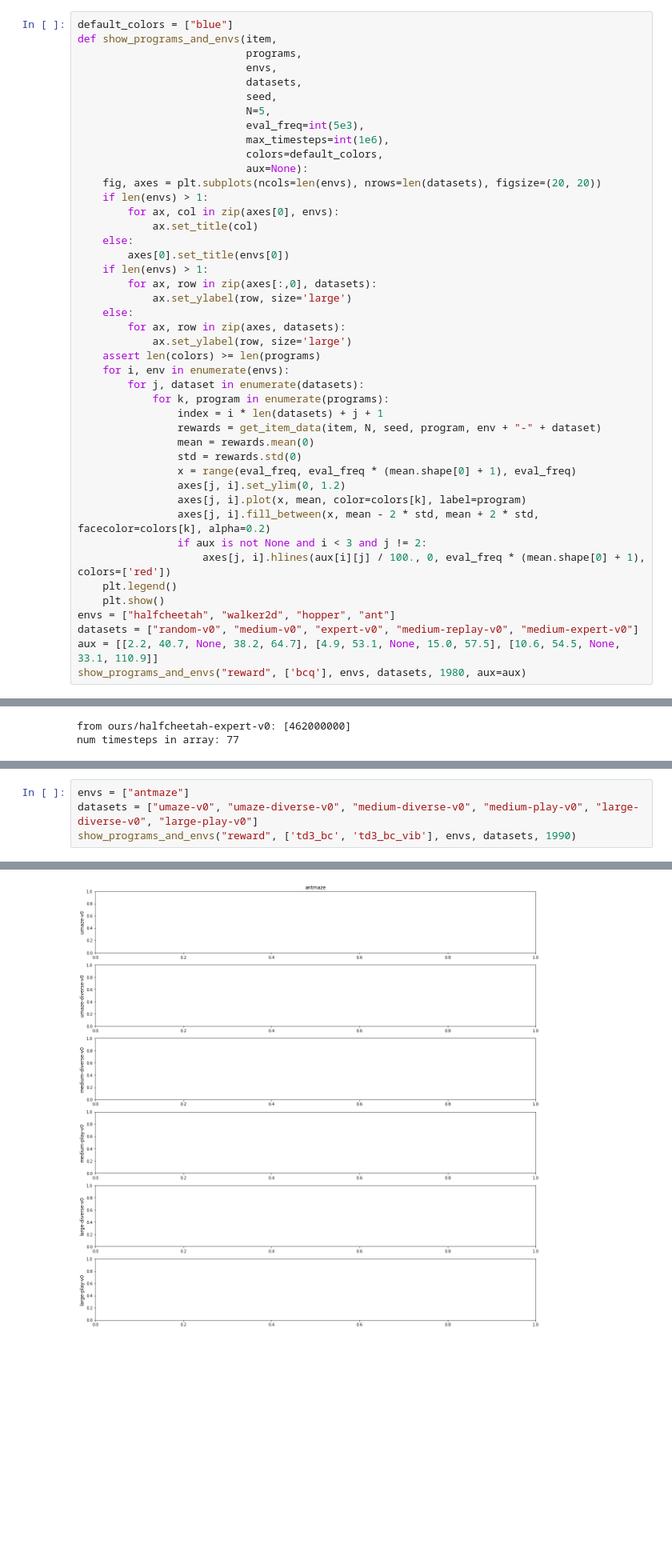
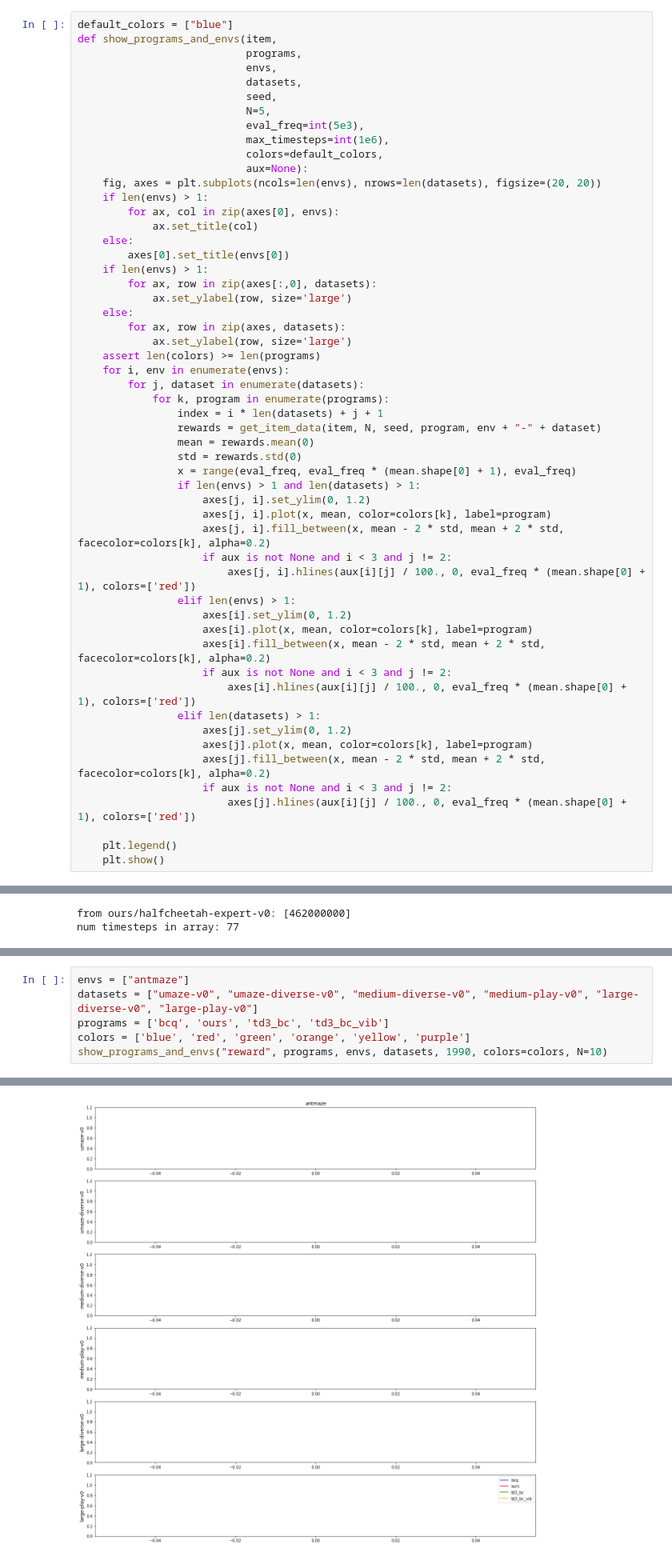
Before and after one commit to kiran-ganeshan/latent-actions, a Jupyter notebook: plotting.ipynb, the cells around one changed output, grey strips where cells are left out. Shown at 80% size. Drawn from its saved outputs; the diff is of its cells as text; blank space fills up the shorter version.

```diff
--- a/plotting.ipynb
+++ b/plotting.ipynb
@@ -56,14 +59,24 @@ def show_programs_and_envs(item,
                 mean = rewards.mean(0)
                 std = rewards.std(0)
                 x = range(eval_freq, eval_freq * (mean.shape[0] + 1), eval_freq)
-                axes[j, i].set_ylim(0, 1.2)
-                axes[j, i].plot(x, mean, color=colors[k], label=program)
-                axes[j, i].fill_between(x, mean - 2 * std, mean + 2 * std, facecolor=colors[k], alpha=0.2)
-                if aux is not None and i < 3 and j != 2:
-                    axes[j, i].hlines(aux[i][j] / 100., 0, eval_freq * (mean.shape[0] + 1), colors=['red'])
+                if len(envs) > 1 and len(datasets) > 1:
+                    axes[j, i].set_ylim(0, 1.2)
+                    axes[j, i].plot(x, mean, color=colors[k], label=program)
+                    axes[j, i].fill_between(x, mean - 2 * std, mean + 2 * std, facecolor=colors[k], alpha=0.2)
+                    if aux is not None and i < 3 and j != 2:
+                        axes[j, i].hlines(aux[i][j] / 100., 0, eval_freq * (mean.shape[0] + 1), colors=['red'])
+                elif len(envs) > 1:
+                    axes[i].set_ylim(0, 1.2)
+                    axes[i].plot(x, mean, color=colors[k], label=program)
+                    axes[i].fill_between(x, mean - 2 * std, mean + 2 * std, facecolor=colors[k], alpha=0.2)
+                    if aux is not None and i < 3 and j != 2:
+                        axes[i].hlines(aux[i][j] / 100., 0, eval_freq * (mean.shape[0] + 1), colors=['red'])
+                elif len(datasets) > 1:
+                    axes[j].set_ylim(0, 1.2)
+                    axes[j].plot(x, mean, color=colors[k], label=program)
+                    axes[j].fill_between(x, mean - 2 * std, mean + 2 * std, facecolor=colors[k], alpha=0.2)
+                    if aux is not None and i < 3 and j != 2:
+                        axes[j].hlines(aux[i][j] / 100., 0, eval_freq * (mean.shape[0] + 1), colors=['red'])
+
     plt.legend()
     plt.show()
-envs = ["halfcheetah", "walker2d", "hopper", "ant"]
-datasets = ["random-v0", "medium-v0", "expert-v0", "medium-replay-v0", "medium-expert-v0"]
-aux = [[2.2, 40.7, None, 38.2, 64.7], [4.9, 53.1, None, 15.0, 57.5], [10.6, 54.5, None, 33.1, 110.9]]
-show_programs_and_envs("reward", ['bcq'], envs, datasets, 1980, aux=aux)
@@ -227,5 +225,7 @@ plt.scatter(latents[0, -1, :, 1], latents[0, -1, :, 2])
 # %%
 envs = ["antmaze"]
 datasets = ["umaze-v0", "umaze-diverse-v0", "medium-diverse-v0", "medium-play-v0", "large-diverse-v0", "large-play-v0"]
-show_programs_and_envs("reward", ['td3_bc', 'td3_bc_vib'], envs, datasets, 1990)
+programs = ['bcq', 'ours', 'td3_bc', 'td3_bc_vib']
+colors = ['blue', 'red', 'green', 'orange', 'yellow', 'purple']
+show_programs_and_envs("reward", programs, envs, datasets, 1990, colors=colors, N=10)
 # %% [output]
@@ -233 +249 @@ AssertionError:
-[figure, old version]
+[figure, new version]
```
Also changed, not shown: parts of 5 cells of this notebook, 2 other files.
